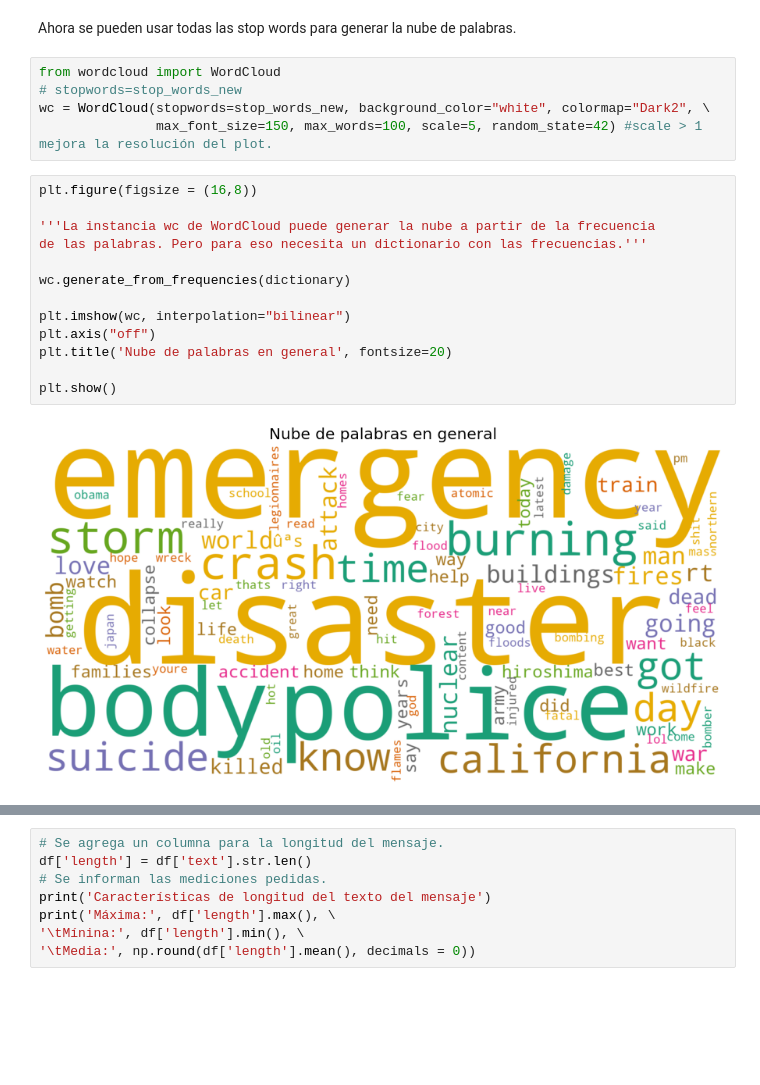
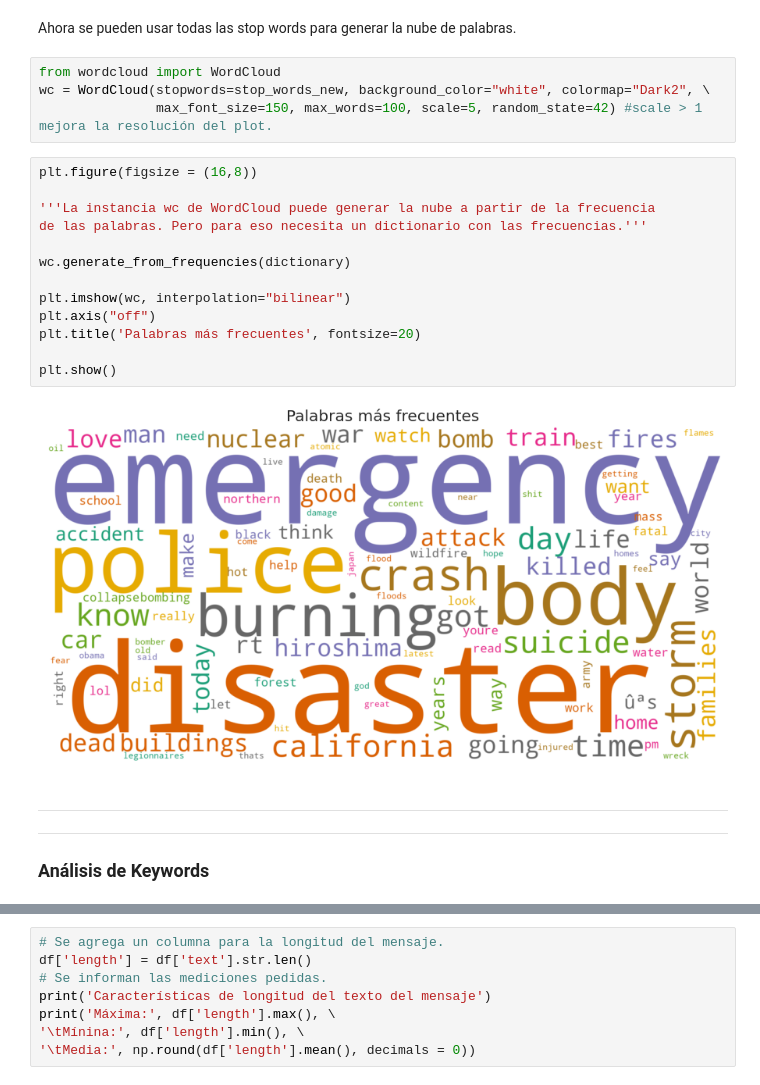
Before and after one commit to ffelfis/Orga_Datos_TPs, a Jupyter notebook: TP1/nb_Facundo.ipynb, the cells around one changed output, grey strips where cells are left out. Cells and saved outputs as stored; diff of their text form; blank space fills up the shorter version.

Commit message:
Se agregó análisis para keywords

```diff
--- a/TP1/nb_Facundo.ipynb
+++ b/TP1/nb_Facundo.ipynb
@@ -288,21 +269,24 @@ dictionary
 Ahora se pueden usar todas las stop words para generar la nube de palabras.
 # %%
 from wordcloud import WordCloud
-# stopwords=stop_words_new
 wc = WordCloud(stopwords=stop_words_new, background_color="white", colormap="Dark2", \
                max_font_size=150, max_words=100, scale=5, random_state=42) #scale > 1 mejora la resolución del plot.
 # %%
 plt.figure(figsize = (16,8))
 
 '''La instancia wc de WordCloud puede generar la nube a partir de la frecuencia
 de las palabras. Pero para eso necesita un dictionario con las frecuencias.'''
 
 wc.generate_from_frequencies(dictionary)
 
 plt.imshow(wc, interpolation="bilinear")
 plt.axis("off")
-plt.title('Nube de palabras en general', fontsize=20)
+plt.title('Palabras más frecuentes', fontsize=20)
 
 plt.show()
 # %% [output]
-[figure, old version]
+[figure, new version]
+# %% [markdown]
+---
+---
+### Análisis de Keywords
```
Also changed, not shown: parts of 15 cells of this notebook.
